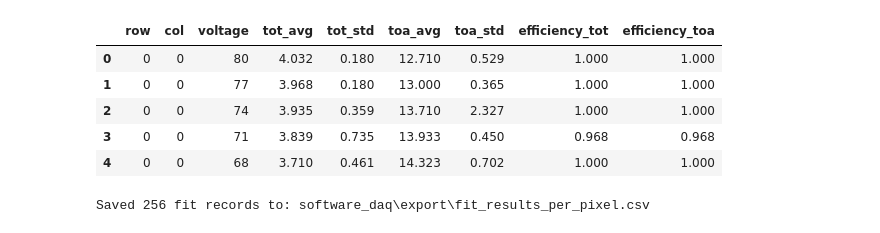
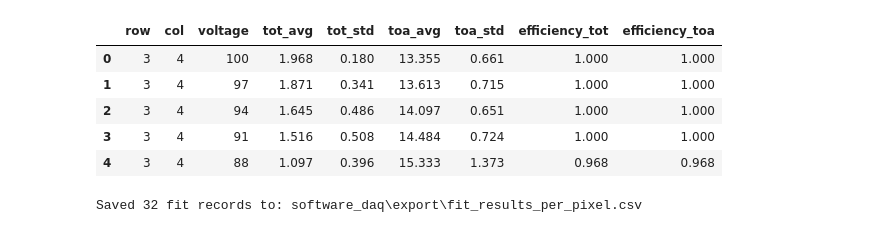
Before and after one commit to agalliani/falaphel3-daq, a Jupyter notebook: analisi-matrice.ipynb, the cells around one changed output. Cells and saved outputs as stored; diff of their text form; code cells hidden in the pictures.

```diff
--- a/analisi-matrice.ipynb
+++ b/analisi-matrice.ipynb
@@ -1,21 +1,21 @@
 # %%
 from pathlib import Path
 import pandas as pd
 
-path = Path("software_daq") / "export" / "export_matrix_scan_251107_121953_cap50.tsv"
+path = Path("software_daq") / "export" / "export_matrix_scan_251107_164102_cap50_submatrix.tsv"
 
 if not path.exists():
     raise FileNotFoundError(f"File non trovato: {path.resolve()}")
 
 df = pd.read_csv(path, sep="\t", encoding="utf-8", engine="python")
 df.head()
 # %% [output]
 |  | row | col | voltage | tot_avg | tot_std | toa_avg | toa_std | efficiency_tot | efficiency_toa |
-| 0 | 0 | 0 | 80 | 4.032 | 0.180 | 12.710 | 0.529 | 1.000 | 1.000 |
-| 1 | 0 | 0 | 77 | 3.968 | 0.180 | 13.000 | 0.365 | 1.000 | 1.000 |
-| 2 | 0 | 0 | 74 | 3.935 | 0.359 | 13.710 | 2.327 | 1.000 | 1.000 |
-| 3 | 0 | 0 | 71 | 3.839 | 0.735 | 13.933 | 0.450 | 0.968 | 0.968 |
-| 4 | 0 | 0 | 68 | 3.710 | 0.461 | 14.323 | 0.702 | 1.000 | 1.000 |
+| 0 | 3 | 4 | 100 | 1.968 | 0.180 | 13.355 | 0.661 | 1.000 | 1.000 |
+| 1 | 3 | 4 | 97 | 1.871 | 0.341 | 13.613 | 0.715 | 1.000 | 1.000 |
+| 2 | 3 | 4 | 94 | 1.645 | 0.486 | 14.097 | 0.651 | 1.000 | 1.000 |
+| 3 | 3 | 4 | 91 | 1.516 | 0.508 | 14.484 | 0.724 | 1.000 | 1.000 |
+| 4 | 3 | 4 | 88 | 1.097 | 0.396 | 15.333 | 1.373 | 0.968 | 0.968 |
 # %%
 import numpy as np
 from scipy.special import erf
@@ -74,7 +74,7 @@ fit_out_path = path.parent / "fit_results_per_pixel.csv"
 fit_df.to_csv(fit_out_path, index=False)
 print(f"Saved {len(fit_df)} fit records to: {fit_out_path}")
 # %% [output]
-Saved 256 fit records to: software_daq\export\fit_results_per_pixel.csv
+Saved 32 fit records to: software_daq\export\fit_results_per_pixel.csv
 # %%
 # Visualizza gli elementi della colonna 'threshold' del dataframe fit_df
 
```
Also changed, not shown: parts of 2 cells of this notebook, 2 other files.
